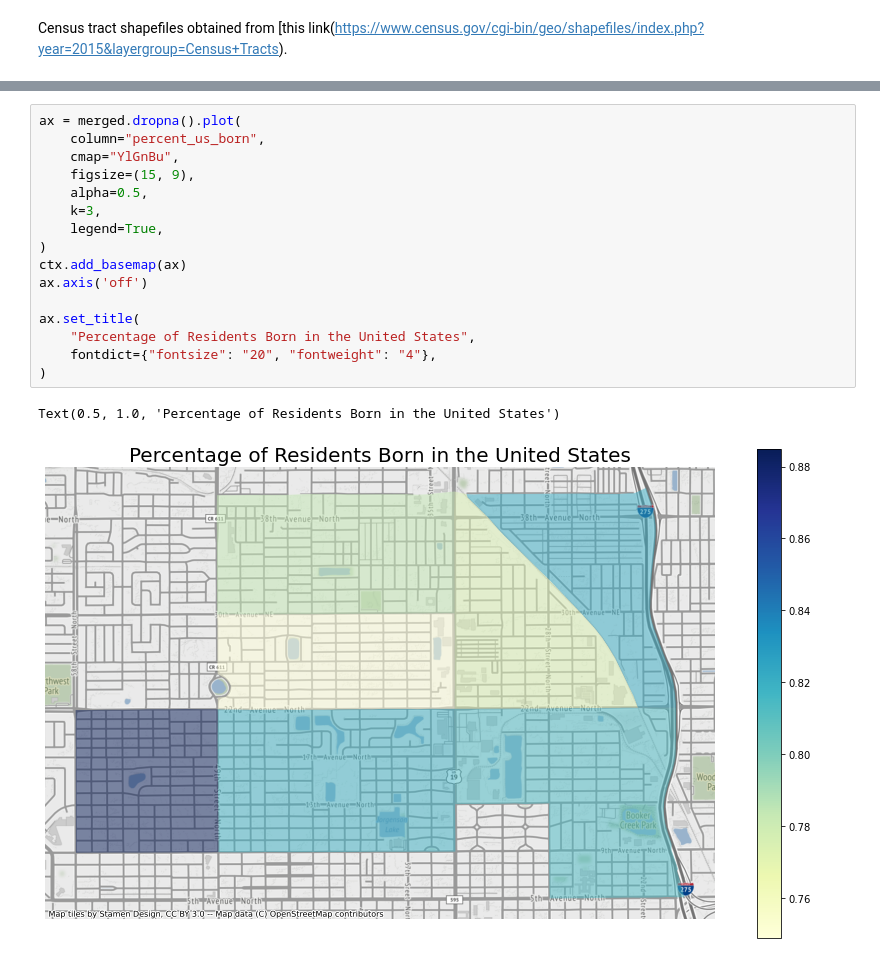
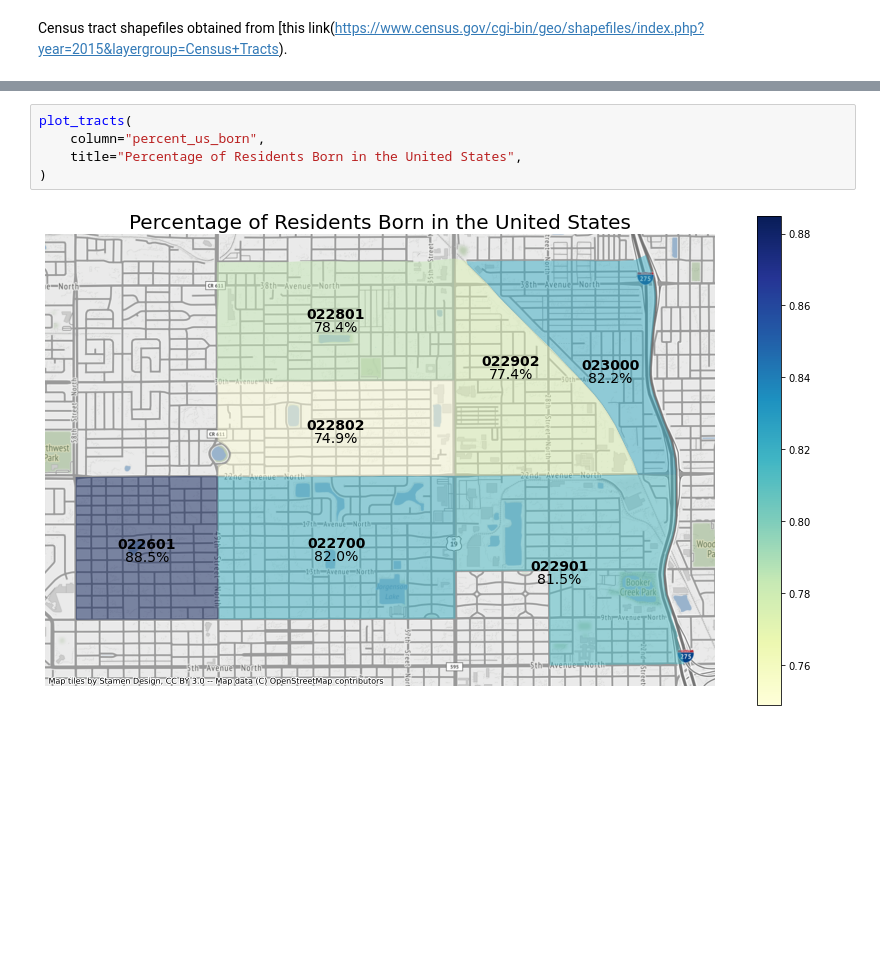
Before and after one commit to james-trimarco/district_8_demographics, a Jupyter notebook: District_8_demographics.ipynb, the cells around one changed output, grey strips where cells are left out. Drawn from its saved outputs; the diff is of its cells as text; blank space fills up the shorter version.

```diff
--- a/District_8_demographics.ipynb
+++ b/District_8_demographics.ipynb
@@ -202,20 +234,8 @@ Text(0.5, 1.0, "Percentage of Residents with a Bachelor's Degree or Higher")
-# %%
-ax = merged.dropna().plot(
-    column="percent_us_born",
-    cmap="YlGnBu",
-    figsize=(15, 9),
-    alpha=0.5,
-    k=3,
-    legend=True,
-)
-ctx.add_basemap(ax)
-ax.axis('off')
-
-ax.set_title(
-    "Percentage of Residents Born in the United States",
-    fontdict={"fontsize": "20", "fontweight": "4"},
-)
-# %% [output]
-Text(0.5, 1.0, 'Percentage of Residents Born in the United States')
-[figure, removed]
+# %%
+plot_tracts(
+    column="percent_us_born",
+    title="Percentage of Residents Born in the United States",
+)
+# %% [output]
+[figure, added]
 # %%
```
Also changed, not shown: parts of 11 cells of this notebook, 1 other file.
